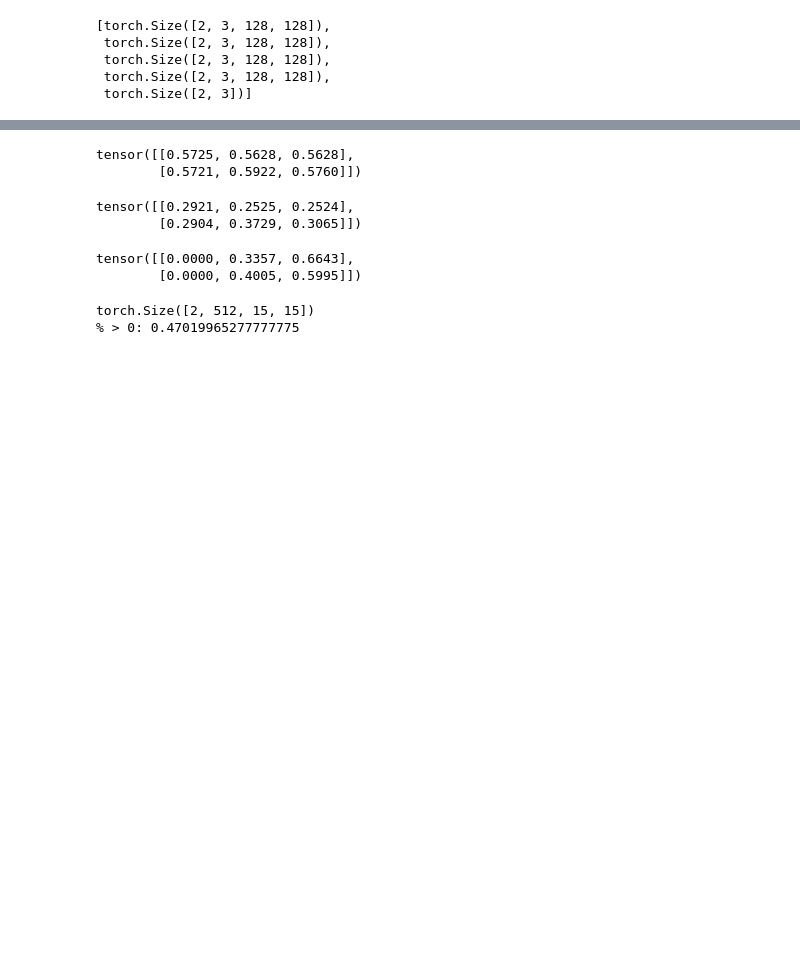
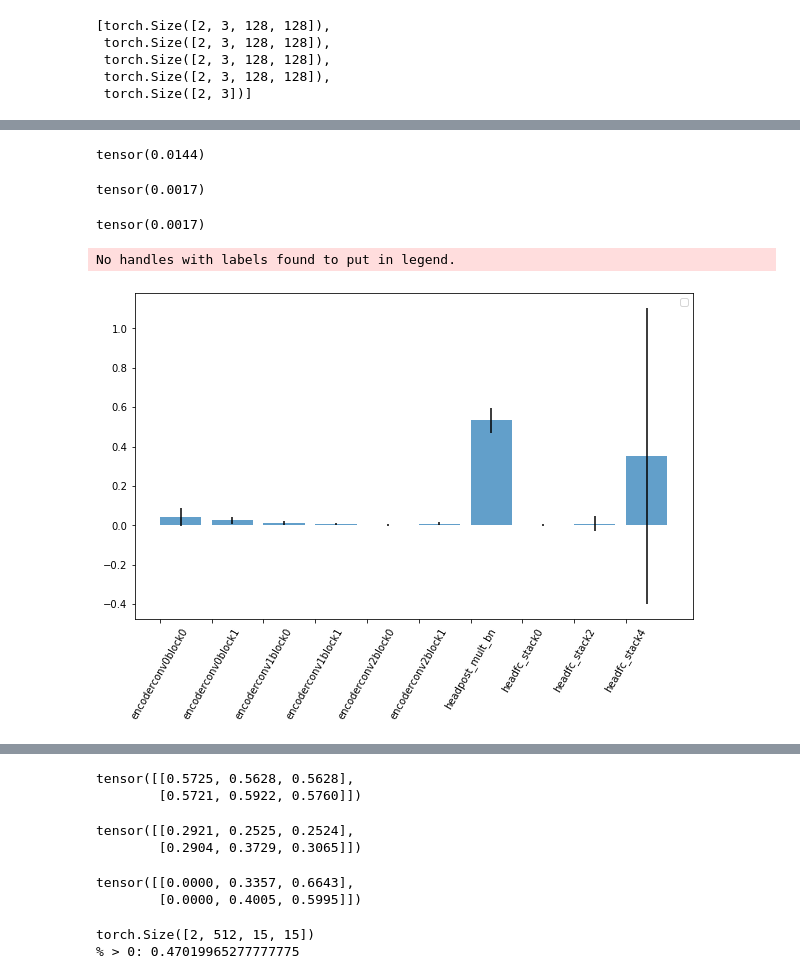
Before and after one commit to hdmamin/self-supervised-vision-exp, a Jupyter notebook: notebooks/nb03-lightning-first-test.ipynb, the cells around one changed output, grey strips where cells are left out. Saved outputs shown, nothing was run; the diff lists cells and outputs as text; code cells hidden in the pictures; blank space fills up the shorter version.

```diff
--- a/notebooks/nb03-lightning-first-test.ipynb
+++ b/notebooks/nb03-lightning-first-test.ipynb
@@ -1255,0 +1311,27 @@ COMET INFO: Uploading stats to Comet before program termination (may take severa
+# %%
+t.net.encoder.conv[0].block[0].weight.grad.abs().mean()
+# %% [output]
+tensor(0.0144)
+# %%
+t.net.encoder.conv[0].block[1].weight.grad.abs().mean()
+# %% [output]
+tensor(0.0017)
+# %%
+t.net.encoder.conv[1].block[0].weight.grad.abs().mean()
+# %% [output]
+tensor(0.0017)
+# %%
+cb = t.callbacks['CometCallbackWithGrads']
+fig, ax = plt.subplots(figsize=(10, 6))
+plt.bar(range(len(cb.means)),
+        [np.mean(v) for v in cb.means.values()],
+        yerr=[np.mean(v) for v in cb.stds.values()],
+        align='edge', alpha=.7)
+plt.xticks(range(len(cb.means)),
+           labels=[''.join(k.split('.')[:-1]) for k in cb.means.keys()],
+           rotation=60)
+plt.legend()
+plt.show()
+# %% [output]
+No handles with labels found to put in legend.
+[figure, added]
```
Also changed, not shown: parts of 18 cells of this notebook, 3 other files.
